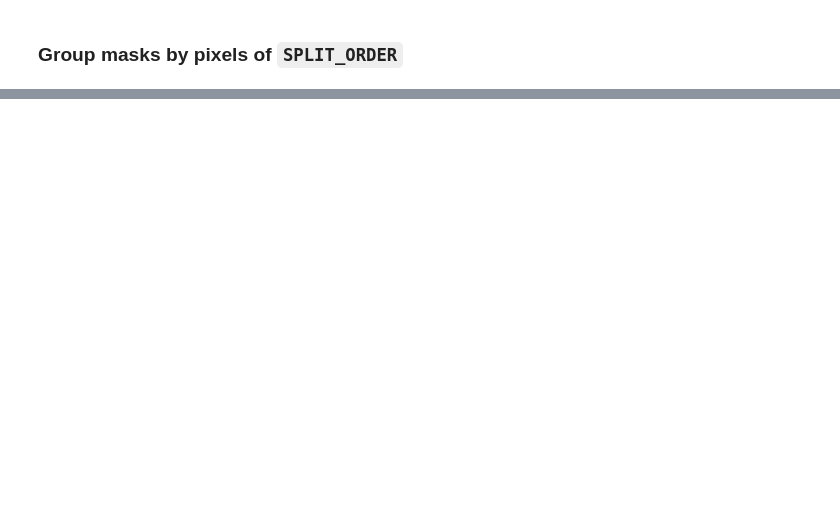
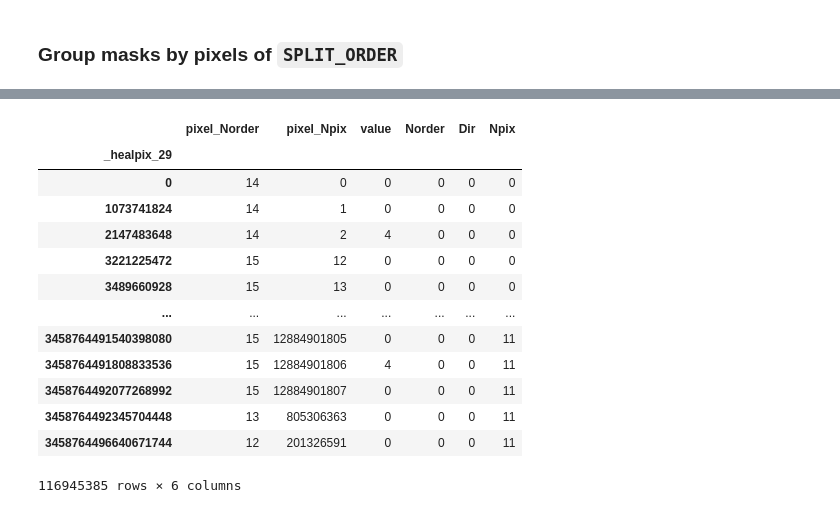
Before and after one commit to lincc-frameworks-mask-incubator/elzorro, a Jupyter notebook: import_pipeline.ipynb, the cells around one changed output, grey strips where cells are left out. Saved outputs shown, nothing was run; the diff lists cells and outputs as text; code cells hidden in the pictures; blank space fills up the shorter version.

```diff
--- a/import_pipeline.ipynb
+++ b/import_pipeline.ipynb
@@ -51,16 +55,16 @@ VALUE_COLUMN = 'value'  # Name of the value column in the output Hipscat
 # %%
-# REGION_DIR = Path('.')
-REGION_DIR = Path('/ocean/projects/phy210048p/shared/hipscat/raw/hsc/pdr3/bright-object-masks')
-BOX_REGIONS = REGION_DIR / 'box.reg.I'
-DIP_REGIONS = REGION_DIR / 'dip.reg.I.nodups'  # 'dip.reg.I.nodups_head'
-STARS_REGIONS = REGION_DIR / 'stars.reg.I.nodups' #  'stars.reg.I.nodups_head'
+# Region files for brigth stars, boxes and dip circles
+REGION_DIR    = Path('/ocean/projects/phy210048p/shared/hipscat/raw/hsc/pdr3/bright-object-masks')
+BOX_REGIONS   = REGION_DIR / 'box.reg.I'
+DIP_REGIONS   = REGION_DIR / 'dip.reg.I.nodups'
+STARS_REGIONS = REGION_DIR / 'stars.reg.I.nodups'
 
-# For COVERAGE_TYPE == 'hipscat'
-POINT_CATALOG_HIPSCAT = Path('/ocean/projects/phy210048p/shared/hipscat/catalogs/hsc/hsc-pdr3-forced-r')
+# For COVERAGE_TYPE == 'hatscat'
+POINT_CATALOG_HATSCAT = Path('/ocean/projects/phy210048p/shared/hsc_hatsv/hsc-pdr3-forced-i/')
 # For COVERAGE_TYPE == 'points_map'
-POINTS_MAP_FITS = Path('./hsc-pdr3-forced-r_points_map.fits')  # Coverage map distributed with hipscat
+POINTS_MAP_FITS = Path('./hsc-pdr3-forced-r_points_map.fits')  # Coverage map distributed with hats
 
-MOM_DIR = Path('./mom_parquet')
-HIPSCAT_DIR = Path('./hipscat')
-HIPSCAT_NAME = 'hsc_pdr3_mask_i'  # bright star masks for HSC PDR3 I-band
+MOM_DIR = Path('./mom_parquet') # MOM tiles dir
+HATS_DIR = Path('./hatscat')    # Ouput dir
+HATS_NAME = 'hsc_pdr3_mask_i'   # Ouput mask
 # %% [markdown]
@@ -489,0 +442,17 @@ distributed.comm.core.CommClosedError: in <TCP (closed) ConnectionPool.heartbeat
+# %%
+catalog
+# %% [output]
+|  | pixel_Norder | pixel_Npix | value | Norder | Dir | Npix |
+| _healpix_29 |  |  |  |  |  |  |
+| 0 | 14 | 0 | 0 | 0 | 0 | 0 |
+| 1073741824 | 14 | 1 | 0 | 0 | 0 | 0 |
+| 2147483648 | 14 | 2 | 4 | 0 | 0 | 0 |
+| 3221225472 | 15 | 12 | 0 | 0 | 0 | 0 |
+| 3489660928 | 15 | 13 | 0 | 0 | 0 | 0 |
+| ... | ... | ... | ... | ... | ... | ... |
+| 3458764491540398080 | 15 | 12884901805 | 0 | 0 | 0 | 11 |
+| 3458764491808833536 | 15 | 12884901806 | 4 | 0 | 0 | 11 |
+| 3458764492077268992 | 15 | 12884901807 | 0 | 0 | 0 | 11 |
+| 3458764492345704448 | 13 | 805306363 | 0 | 0 | 0 | 11 |
+| 3458764496640671744 | 12 | 201326591 | 0 | 0 | 0 | 11 |
+116945385 rows × 6 columns
```
Also changed, not shown: parts of 41 cells of this notebook, 2 other files.
